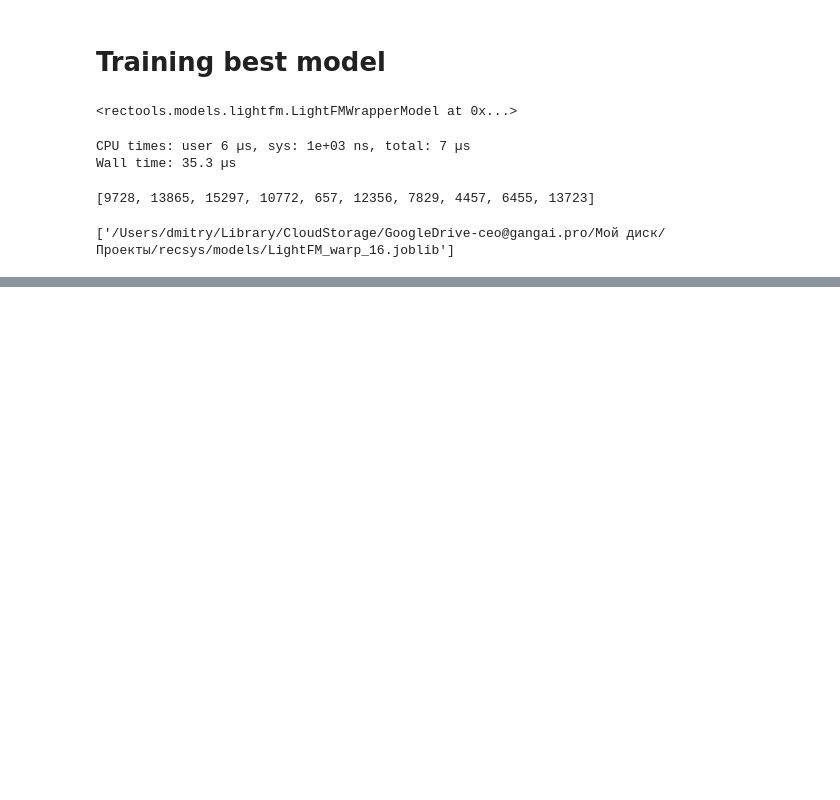
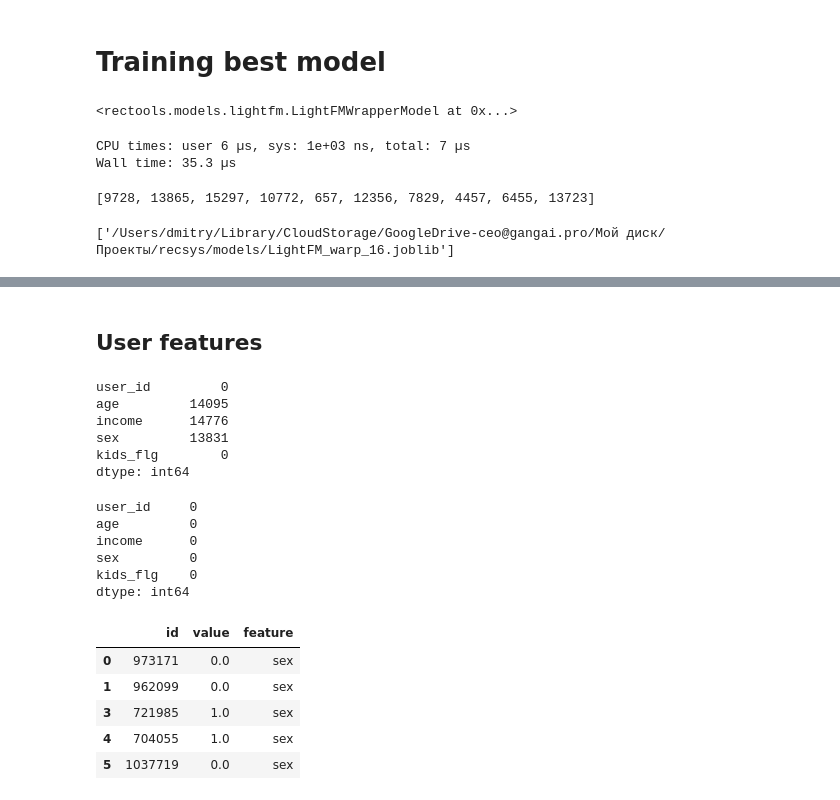
Before and after one commit to feldlime/recsys, a Jupyter notebook: notebooks/HW4/HW4.ipynb, the cells around one changed output, grey strips where cells are left out. Drawn from its saved outputs; the diff is of its cells as text; code cells hidden in the pictures; blank space fills up the shorter version.

```diff
--- a/notebooks/HW4/HW4.ipynb
+++ b/notebooks/HW4/HW4.ipynb
@@ -180,7 +174,7 @@ test.drop(test[test[Columns.User].isin(cold_users)].index, inplace=True)
 # %%
 K_RECOS = 10
 RANDOM_STATE = 42
-NUM_THREADS = 2
+NUM_THREADS = 1
 N_FACTORS = (4, 16, 32)
 # %%
 dataset = Dataset.construct(interactions_df=train)
@@ -282,0 +277,42 @@ joblib.dump(model, '/Users/dmitry/Library/CloudStorage/GoogleDrive-ceo@gangai.pr
+# %% [markdown]
+## User features
+# %%
+users.isnull().sum()
+# %% [output]
+user_id         0
+age         14095
+income      14776
+sex         13831
+kids_flg        0
+dtype: int64
+# %%
+users['age'].fillna(users['age'].mode()[0], inplace=True)
+users['income'].fillna(users['income'].mode()[0], inplace=True)
+users['sex'].fillna(users['age'].mode()[0], inplace=True)
+# %%
+users.isnull().sum()
+# %% [output]
+user_id     0
+age         0
+income      0
+sex         0
+kids_flg    0
+dtype: int64
+# %%
+users = users.loc[users[Columns.User].isin(train[Columns.User])].copy()
+# %%
+user_features_frames = []
+for feature in ["sex", "age", "income", 'kids_flg']:
+    feature_frame = users.reindex(columns=[Columns.User, feature])
+    feature_frame.columns = ["id", "value"]
+    feature_frame["feature"] = feature
+    user_features_frames.append(feature_frame)
+user_features = pd.concat(user_features_frames)
+user_features.head()
+# %% [output]
+|  | id | value | feature |
+| 0 | 973171 | 0.0 | sex |
+| 1 | 962099 | 0.0 | sex |
+| 3 | 721985 | 1.0 | sex |
+| 4 | 704055 | 1.0 | sex |
+| 5 | 1037719 | 0.0 | sex |
```
Also changed, not shown: parts of 33 cells of this notebook.
